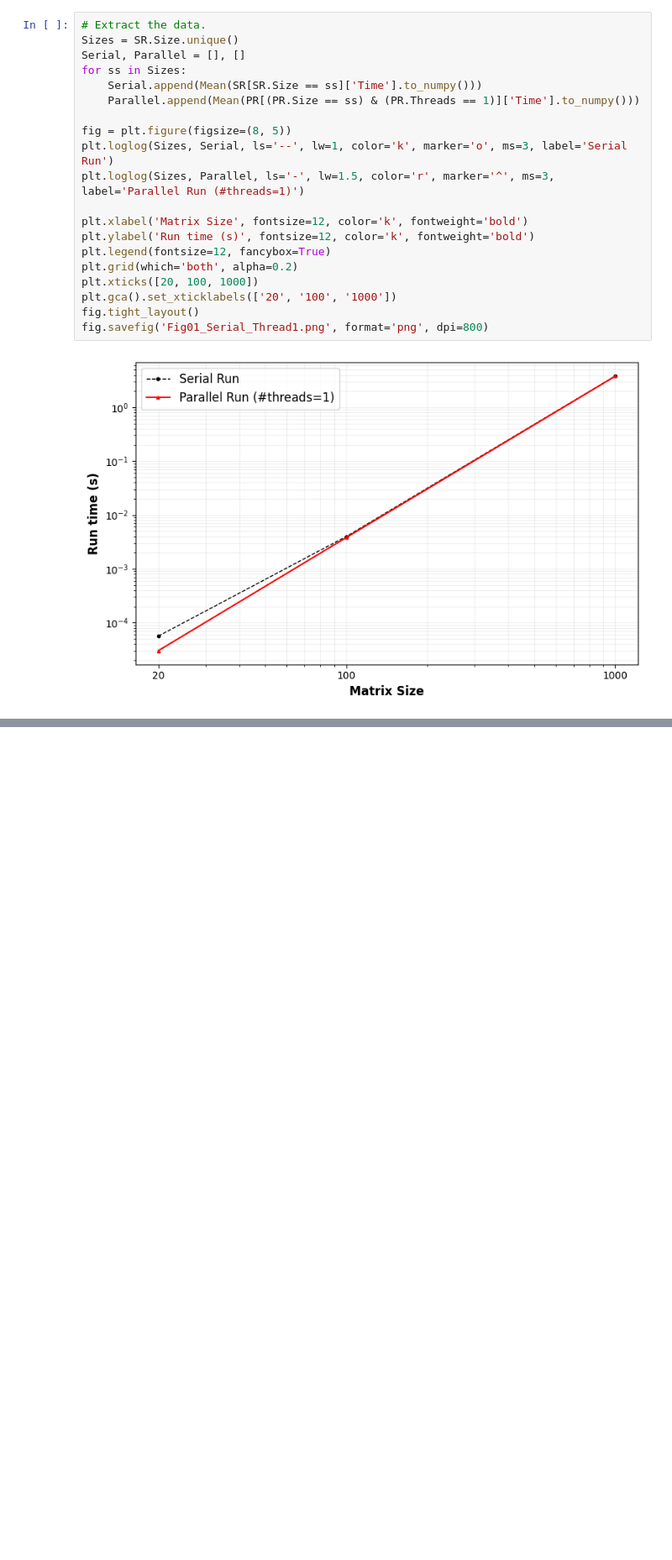
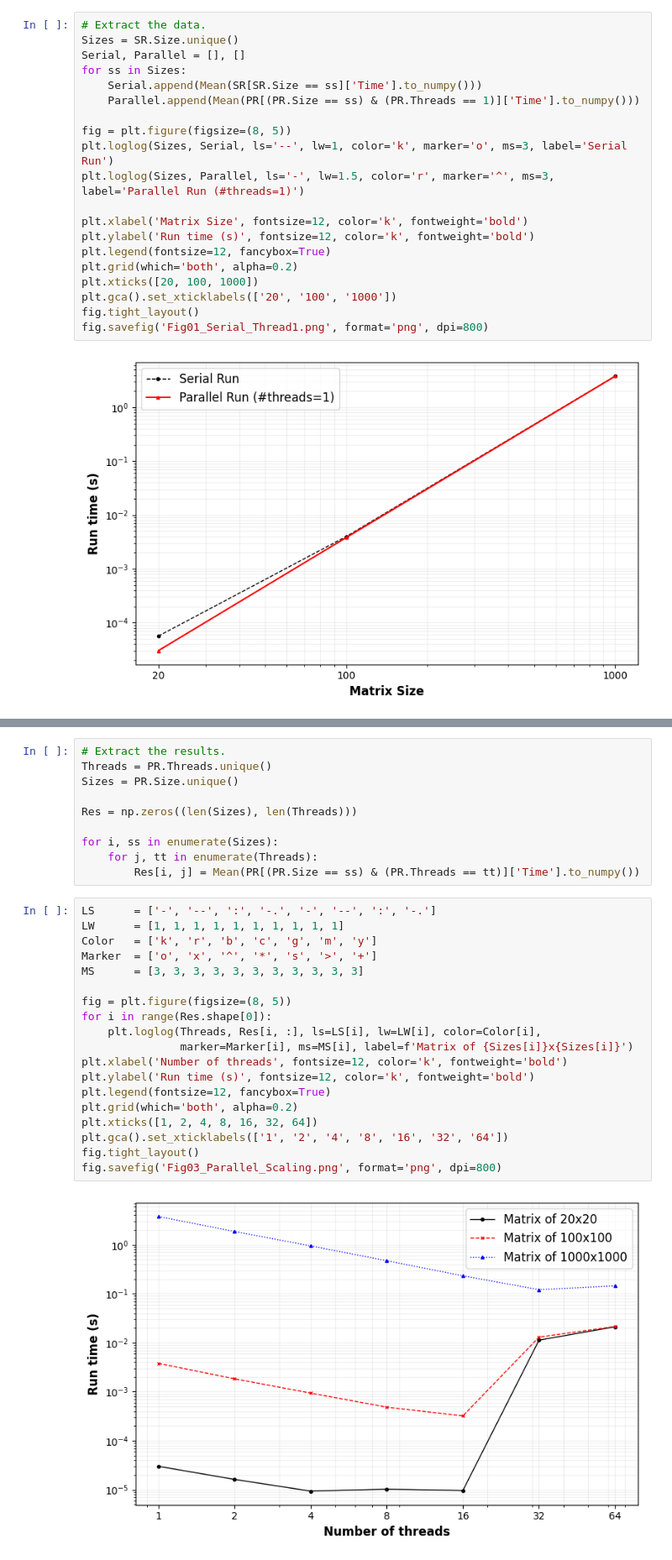
Before and after one commit to cmse822/project-4-openmp-intro-team-2, a Jupyter notebook: analysis/Analysis.ipynb, the cells around one changed output, grey strips where cells are left out. Shown: that part at 84% size. Saved outputs shown, nothing was run; the diff lists cells and outputs as text; blank space fills up the shorter version.

```diff
--- a/analysis/Analysis.ipynb
+++ b/analysis/Analysis.ipynb
@@ -76,0 +84,31 @@ Parallel
+# %%
+# Extract the results.
+Threads = PR.Threads.unique()
+Sizes = PR.Size.unique()
+
+Res = np.zeros((len(Sizes), len(Threads)))
+
+for i, ss in enumerate(Sizes):
+    for j, tt in enumerate(Threads):
+        Res[i, j] = Mean(PR[(PR.Size == ss) & (PR.Threads == tt)]['Time'].to_numpy())
+# %%
+LS      = ['-', '--', ':', '-.', '-', '--', ':', '-.']
+LW      = [1, 1, 1, 1, 1, 1, 1, 1, 1, 1]
+Color   = ['k', 'r', 'b', 'c', 'g', 'm', 'y']
+Marker  = ['o', 'x', '^', '*', 's', '>', '+']
+MS      = [3, 3, 3, 3, 3, 3, 3, 3, 3, 3, 3]
+
+fig = plt.figure(figsize=(8, 5))
+for i in range(Res.shape[0]):
+    plt.loglog(Threads, Res[i, :], ls=LS[i], lw=LW[i], color=Color[i],
+               marker=Marker[i], ms=MS[i], label=f'Matrix of {Sizes[i]}x{Sizes[i]}')
+plt.xlabel('Number of threads', fontsize=12, color='k', fontweight='bold')
+plt.ylabel('Run time (s)', fontsize=12, color='k', fontweight='bold')
+plt.legend(fontsize=12, fancybox=True)
+plt.grid(which='both', alpha=0.2)
+plt.xticks([1, 2, 4, 8, 16, 32, 64])
+plt.gca().set_xticklabels(['1', '2', '4', '8', '16', '32', '64'])
+fig.tight_layout()
+fig.savefig('Fig03_Parallel_Scaling.png', format='png', dpi=800)
+# %% [output]
+[figure, added]
```
Also changed, not shown: parts of 8 cells of this notebook, 4 other files.
